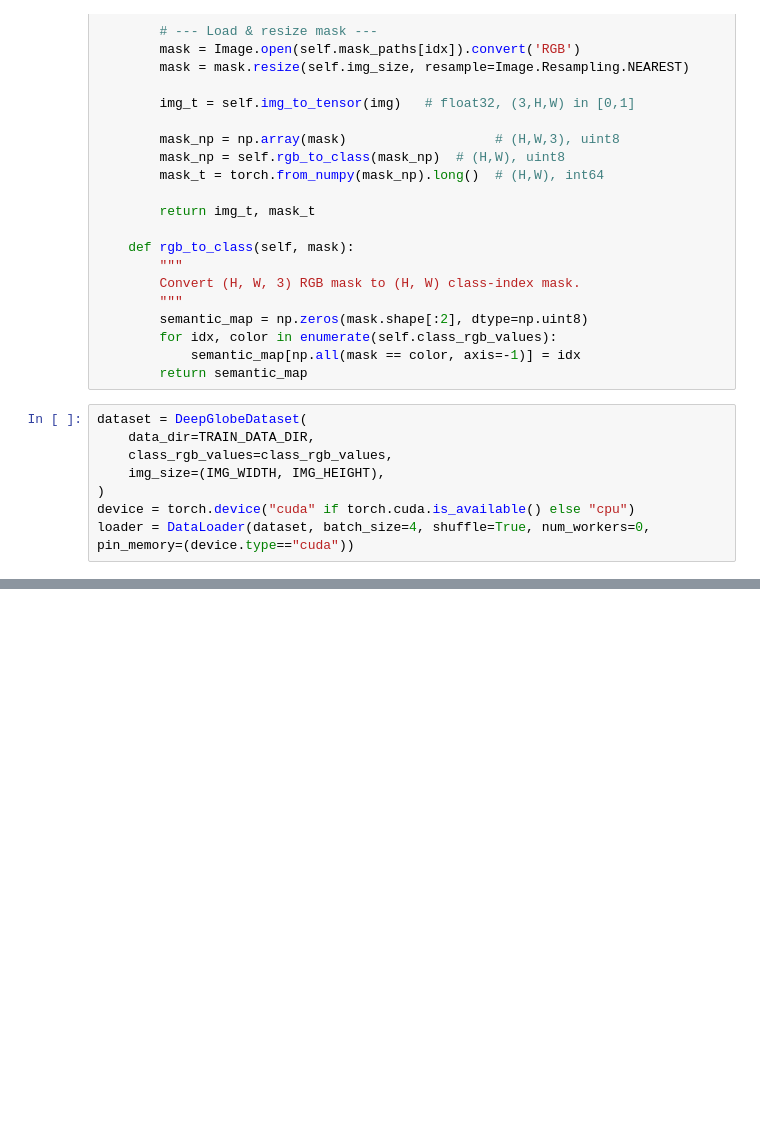
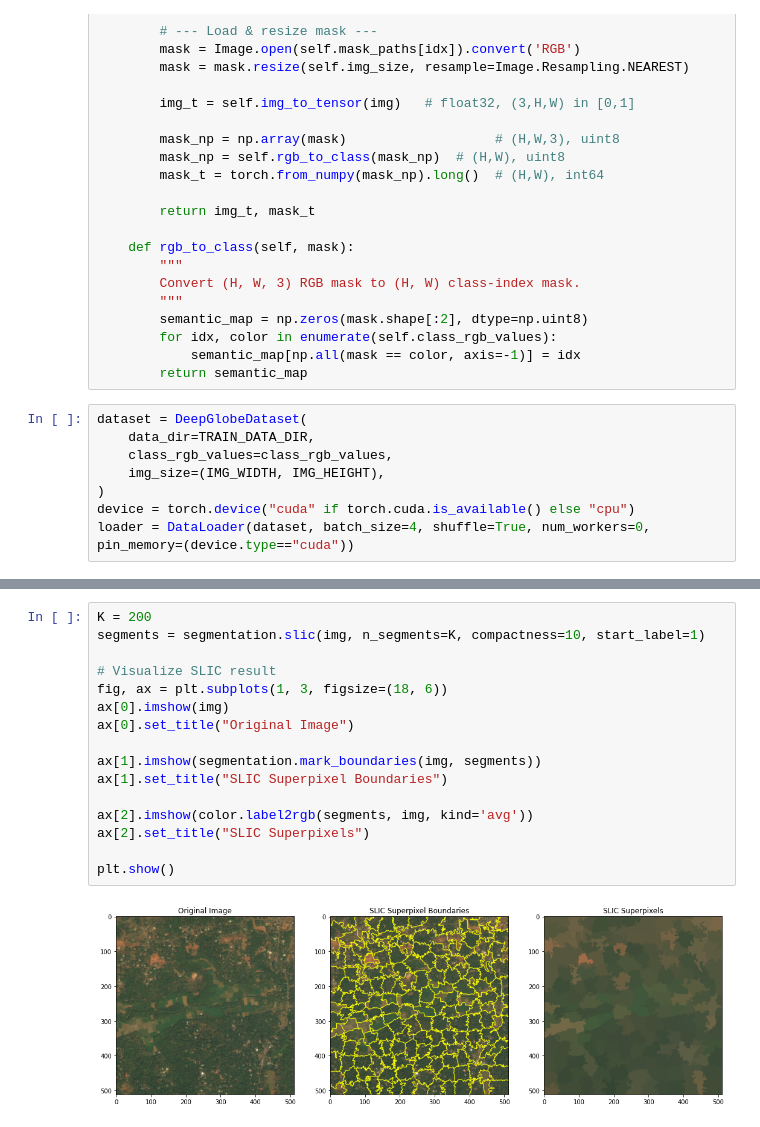
Before and after one commit to alexcojocaru2002/graph-machine-learning, a Jupyter notebook: loader.ipynb, the cells around one changed output, grey strips where cells are left out. Cells and saved outputs as stored; diff of their text form; blank space fills up the shorter version.

Commit message:
feat: add SLIC superpixel calculation step

```diff
--- a/loader.ipynb
+++ b/loader.ipynb
@@ -84,0 +86,18 @@ plt.show()
+# %%
+K = 200
+segments = segmentation.slic(img, n_segments=K, compactness=10, start_label=1)
+
+# Visualize SLIC result
+fig, ax = plt.subplots(1, 3, figsize=(18, 6))
+ax[0].imshow(img)
+ax[0].set_title("Original Image")
+
+ax[1].imshow(segmentation.mark_boundaries(img, segments))
+ax[1].set_title("SLIC Superpixel Boundaries")
+
+ax[2].imshow(color.label2rgb(segments, img, kind='avg'))
+ax[2].set_title("SLIC Superpixels")
+
+plt.show()
+# %% [output]
+[figure, added]
```
Also changed, not shown: parts of 2 cells of this notebook, 1 other file.
